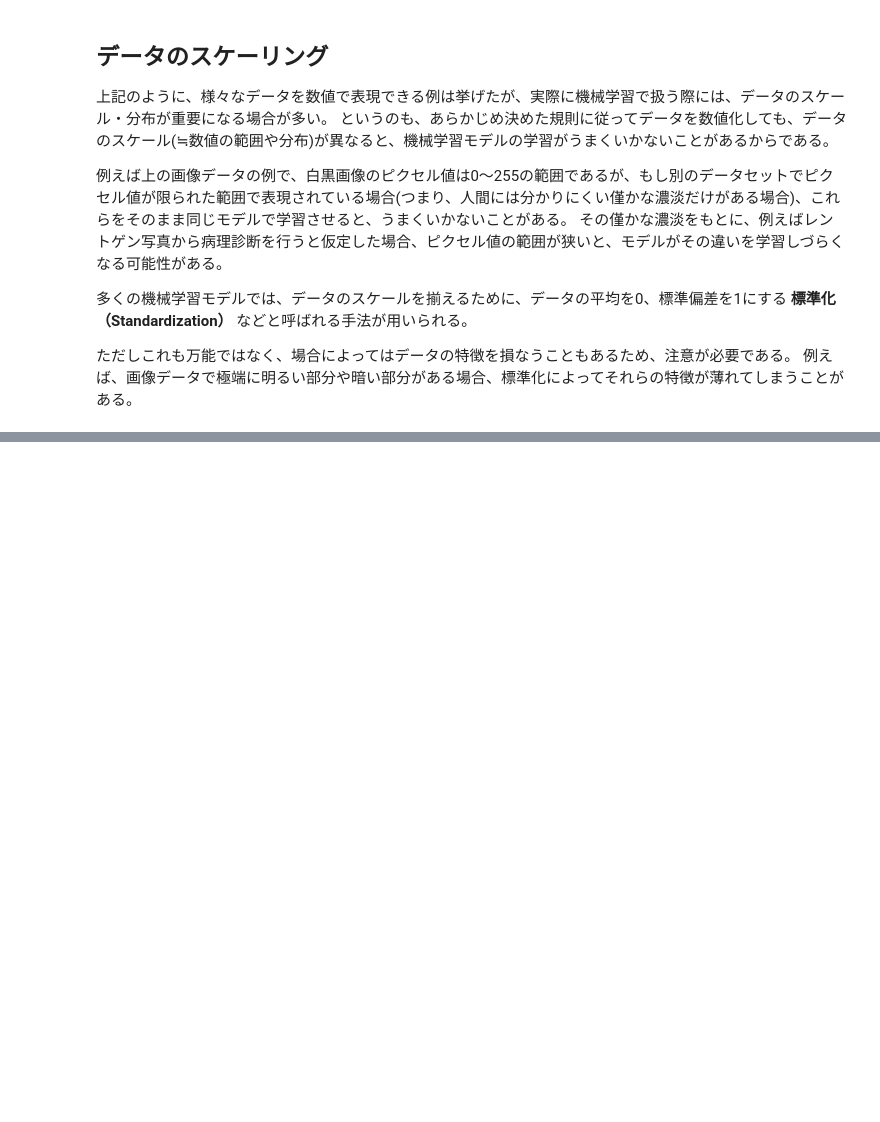
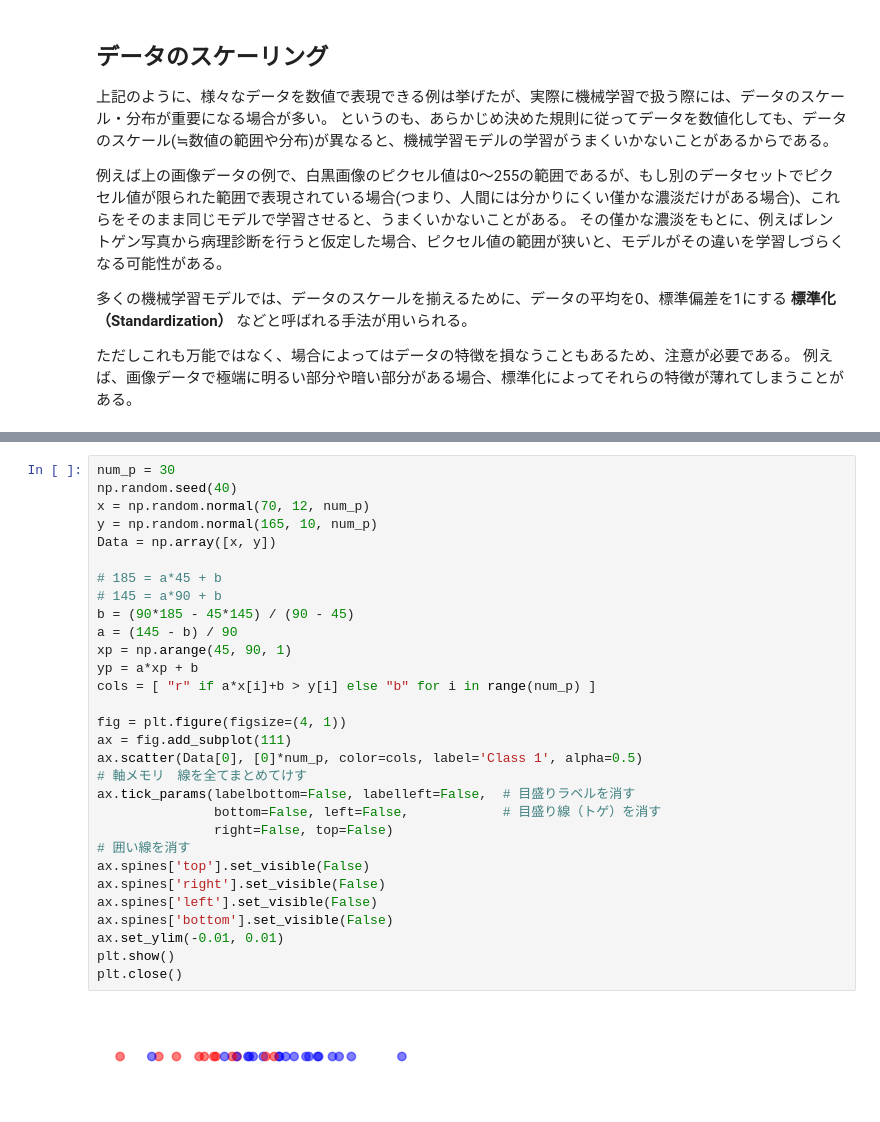
Before and after one commit to SotaYoshida/AIML1, a Jupyter notebook: notebooks/Data_representation.ipynb, the cells around one changed output, grey strips where cells are left out. Drawn from its saved outputs; the diff is of its cells as text; blank space fills up the shorter version.

```diff
--- a/notebooks/Data_representation.ipynb
+++ b/notebooks/Data_representation.ipynb
@@ -250,0 +262,32 @@ queen-appleの距離: 0.6324555320336759
+# %%
+num_p = 30
+np.random.seed(40)
+x = np.random.normal(70, 12, num_p)
+y = np.random.normal(165, 10, num_p)
+Data = np.array([x, y])
+
+# 185 = a*45 + b
+# 145 = a*90 + b
+b = (90*185 - 45*145) / (90 - 45)
+a = (145 - b) / 90
+xp = np.arange(45, 90, 1)
+yp = a*xp + b
+cols = [ "r" if a*x[i]+b > y[i] else "b" for i in range(num_p) ]
+
+fig = plt.figure(figsize=(4, 1))
+ax = fig.add_subplot(111)
+ax.scatter(Data[0], [0]*num_p, color=cols, label='Class 1', alpha=0.5)
+# 軸メモリ　線を全てまとめてけす
+ax.tick_params(labelbottom=False, labelleft=False,  # 目盛りラベルを消す
+               bottom=False, left=False,            # 目盛り線（トゲ）を消す
+               right=False, top=False)
+# 囲い線を消す
+ax.spines['top'].set_visible(False)
+ax.spines['right'].set_visible(False)
+ax.spines['left'].set_visible(False)
+ax.spines['bottom'].set_visible(False)
+ax.set_ylim(-0.01, 0.01)
+plt.show()
+plt.close()
+# %% [output]
+[figure, added]
```
Also changed, not shown: parts of 7 cells of this notebook, 3 other files.
